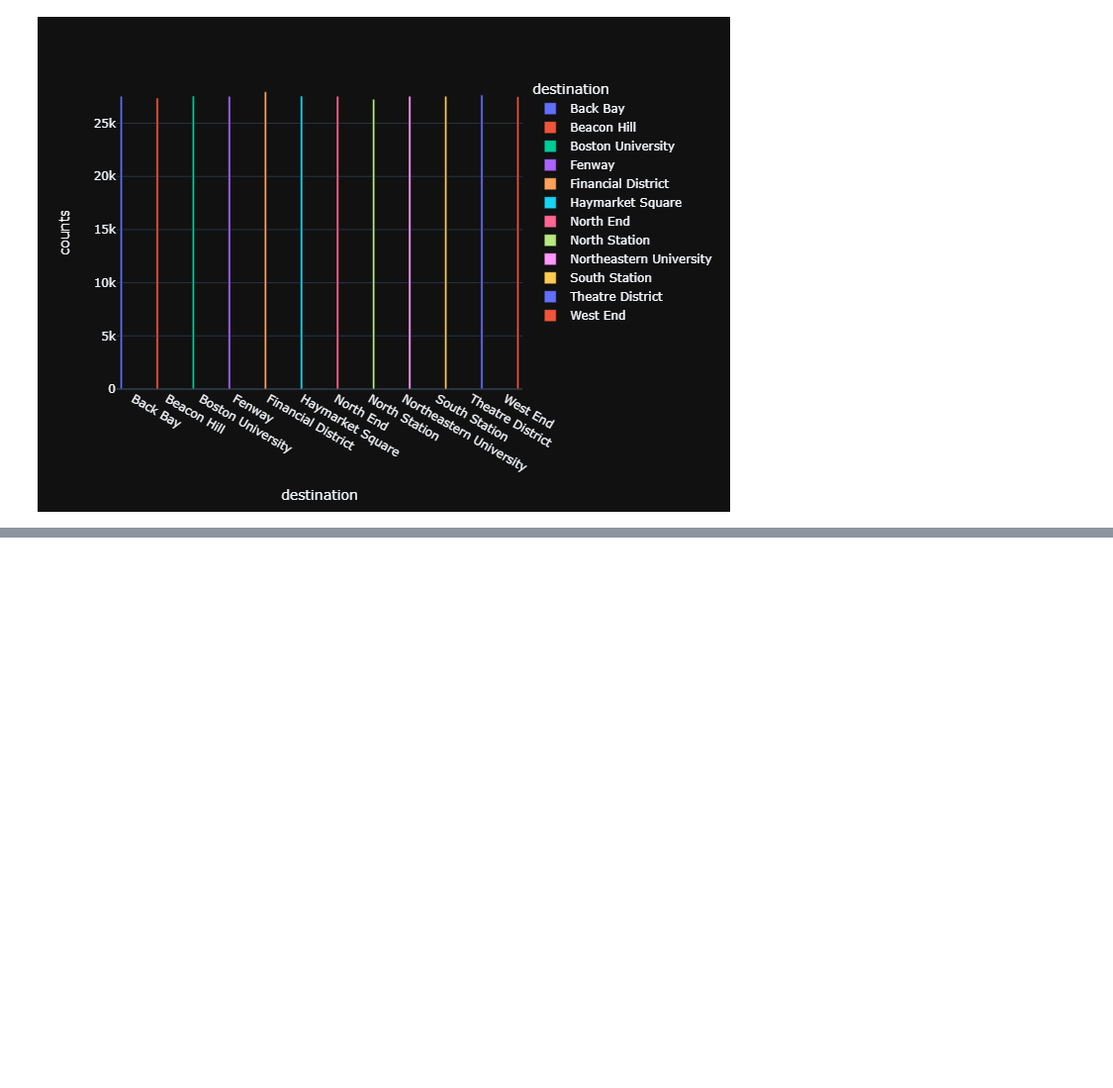
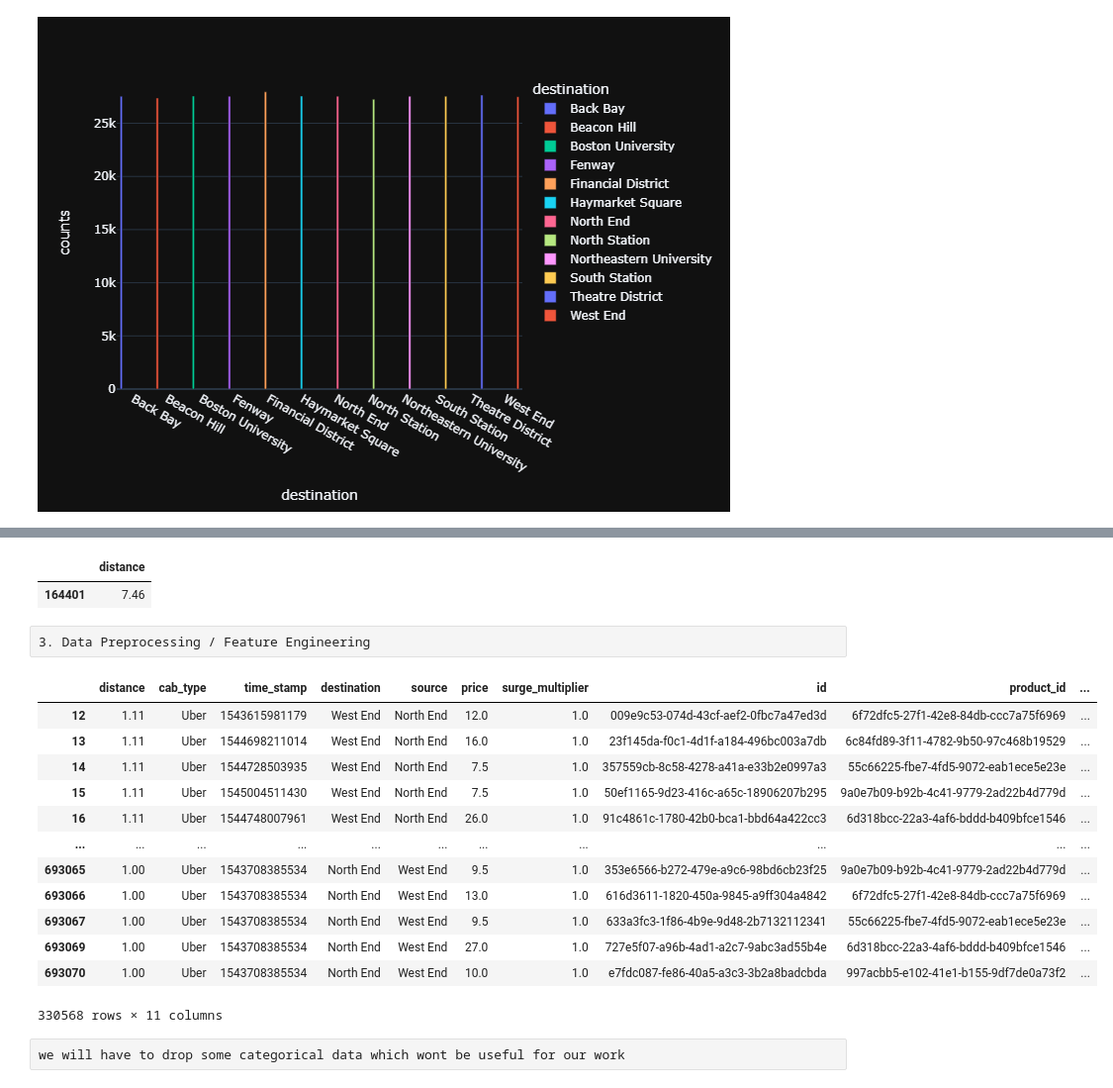
Before and after one commit to bossbruno/RideHailCompare, a Jupyter notebook: analysis.ipynb, the cells around one changed output, grey strips where cells are left out. Shown: that part at 99% size. Cells and saved outputs as stored; diff of their text form; code cells hidden in the pictures; blank space fills up the shorter version.

```diff
--- a/analysis.ipynb
+++ b/analysis.ipynb
@@ -177,0 +195,3 @@ df.groupby(by=["destination","source"]).agg({'distance':'mean'})
+# %%
+pd.set_option('display.max_rows', 72)
+df.groupby(by=["source","destination"]).price.agg(["mean"])
@@ -177,0 +224,25 @@ df.groupby(by=["destination","source"]).agg({'distance':'mean'})
+# %%
+df[df['price']==df.price.max()][['distance']]
+# %% [output]
+|  | distance |
+| 164401 | 7.46 |
+# %% [raw]
+3. Data Preprocessing / Feature Engineering
+# %%
+df.astype("category")
+# %% [output]
+|  | distance | cab_type | time_stamp | destination | source | price | surge_multiplier | id | product_id | ... |
+| 12 | 1.11 | Uber | 1543615981179 | West End | North End | 12.0 | 1.0 | 009e9c53-074d-43cf-aef2-0fbc7a47ed3d | 6f72dfc5-27f1-42e8-84db-ccc7a75f6969 | ... |
+| 13 | 1.11 | Uber | 1544698211014 | West End | North End | 16.0 | 1.0 | 23f145da-f0c1-4d1f-a184-496bc003a7db | 6c84fd89-3f11-4782-9b50-97c468b19529 | ... |
+| 14 | 1.11 | Uber | 1544728503935 | West End | North End | 7.5 | 1.0 | 357559cb-8c58-4278-a41a-e33b2e0997a3 | 55c66225-fbe7-4fd5-9072-eab1ece5e23e | ... |
+| 15 | 1.11 | Uber | 1545004511430 | West End | North End | 7.5 | 1.0 | 50ef1165-9d23-416c-a65c-18906207b295 | 9a0e7b09-b92b-4c41-9779-2ad22b4d779d | ... |
+| 16 | 1.11 | Uber | 1544748007961 | West End | North End | 26.0 | 1.0 | 91c4861c-1780-42b0-bca1-bbd64a422cc3 | 6d318bcc-22a3-4af6-bddd-b409bfce1546 | ... |
+| ... | ... | ... | ... | ... | ... | ... | ... | ... | ... | ... |
+| 693065 | 1.00 | Uber | 1543708385534 | North End | West End | 9.5 | 1.0 | 353e6566-b272-479e-a9c6-98bd6cb23f25 | 9a0e7b09-b92b-4c41-9779-2ad22b4d779d | ... |
+| 693066 | 1.00 | Uber | 1543708385534 | North End | West End | 13.0 | 1.0 | 616d3611-1820-450a-9845-a9ff304a4842 | 6f72dfc5-27f1-42e8-84db-ccc7a75f6969 | ... |
+| 693067 | 1.00 | Uber | 1543708385534 | North End | West End | 9.5 | 1.0 | 633a3fc3-1f86-4b9e-9d48-2b7132112341 | 55c66225-fbe7-4fd5-9072-eab1ece5e23e | ... |
+| 693069 | 1.00 | Uber | 1543708385534 | North End | West End | 27.0 | 1.0 | 727e5f07-a96b-4ad1-a2c7-9abc3ad55b4e | 6d318bcc-22a3-4af6-bddd-b409bfce1546 | ... |
+| 693070 | 1.00 | Uber | 1543708385534 | North End | West End | 10.0 | 1.0 | e7fdc087-fe86-40a5-a3c3-3b2a8badcbda | 997acbb5-e102-41e1-b155-9df7de0a73f2 | ... |
+330568 rows × 11 columns
+# %% [raw]
+we will have to drop some categorical data which wont be useful for our work
```
Also changed, not shown: parts of 5 cells of this notebook.
